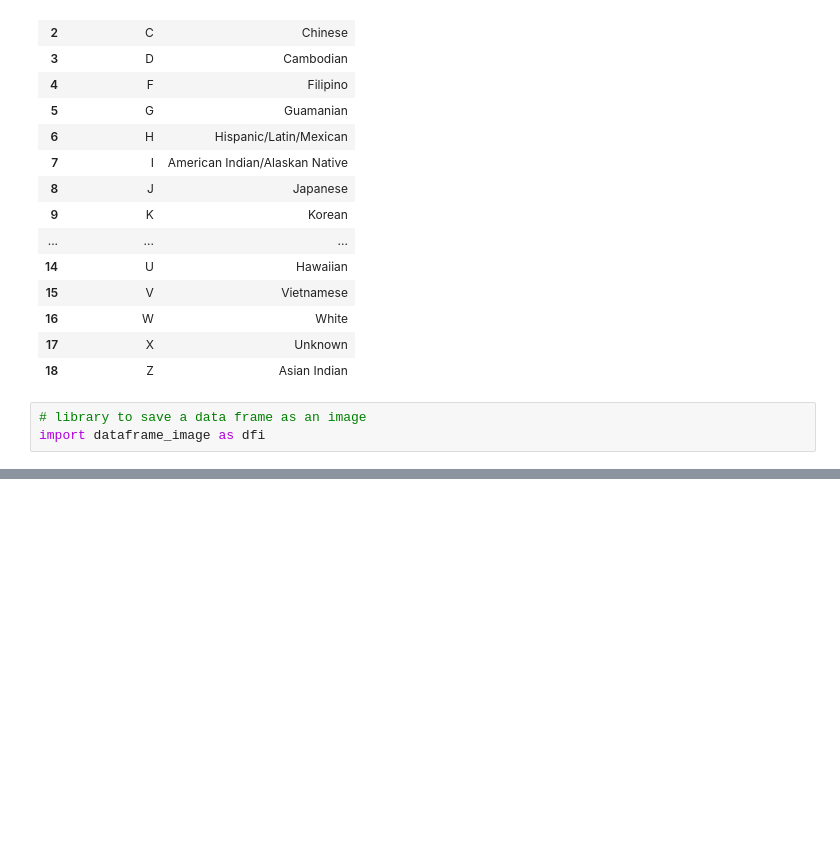
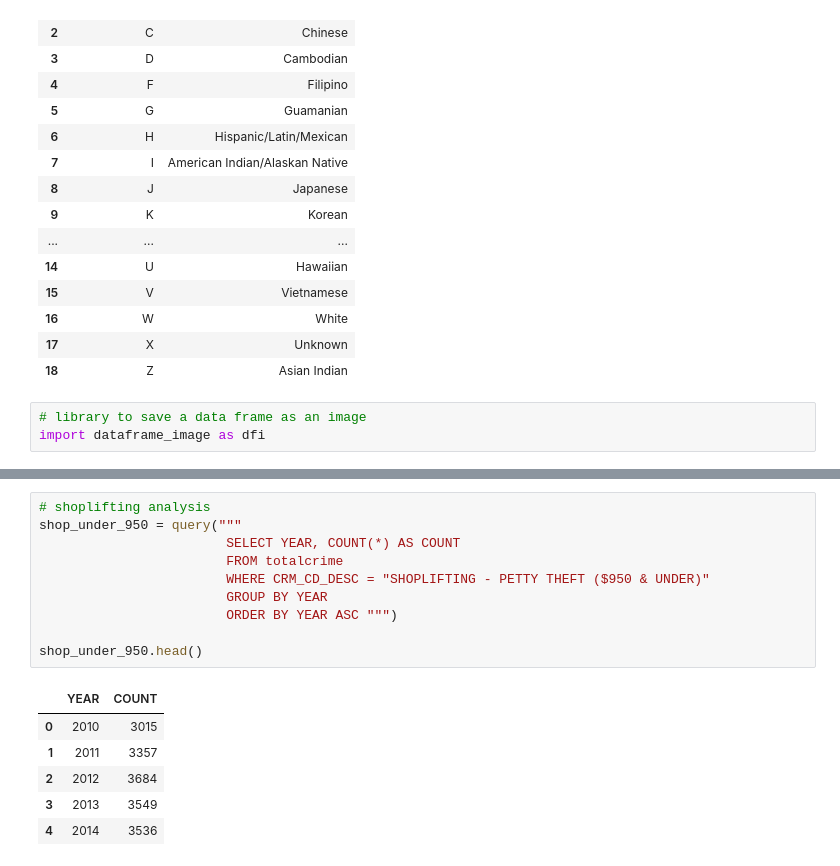
Before and after one commit to luisosorio3214/Los-Angeles-Crime-Analysis, a Jupyter notebook: crime_visuals.ipynb, the cells around one changed output, grey strips where cells are left out. Saved outputs shown, nothing was run; the diff lists cells and outputs as text; blank space fills up the shorter version.

```diff
--- a/crime_visuals.ipynb
+++ b/crime_visuals.ipynb
@@ -277,0 +288,17 @@ dfi.export(Descent,"Descent.png")
+# %%
+# shoplifting analysis
+shop_under_950 = query("""
+                        SELECT YEAR, COUNT(*) AS COUNT
+                        FROM totalcrime
+                        WHERE CRM_CD_DESC = "SHOPLIFTING - PETTY THEFT ($950 & UNDER)"
+                        GROUP BY YEAR
+                        ORDER BY YEAR ASC """)
+
+shop_under_950.head()
+# %% [output]
+|  | YEAR | COUNT |
+| 0 | 2010 | 3015 |
+| 1 | 2011 | 3357 |
+| 2 | 2012 | 3684 |
+| 3 | 2013 | 3549 |
+| 4 | 2014 | 3536 |
```
Also changed, not shown: parts of 7 cells of this notebook, 4 other files.
